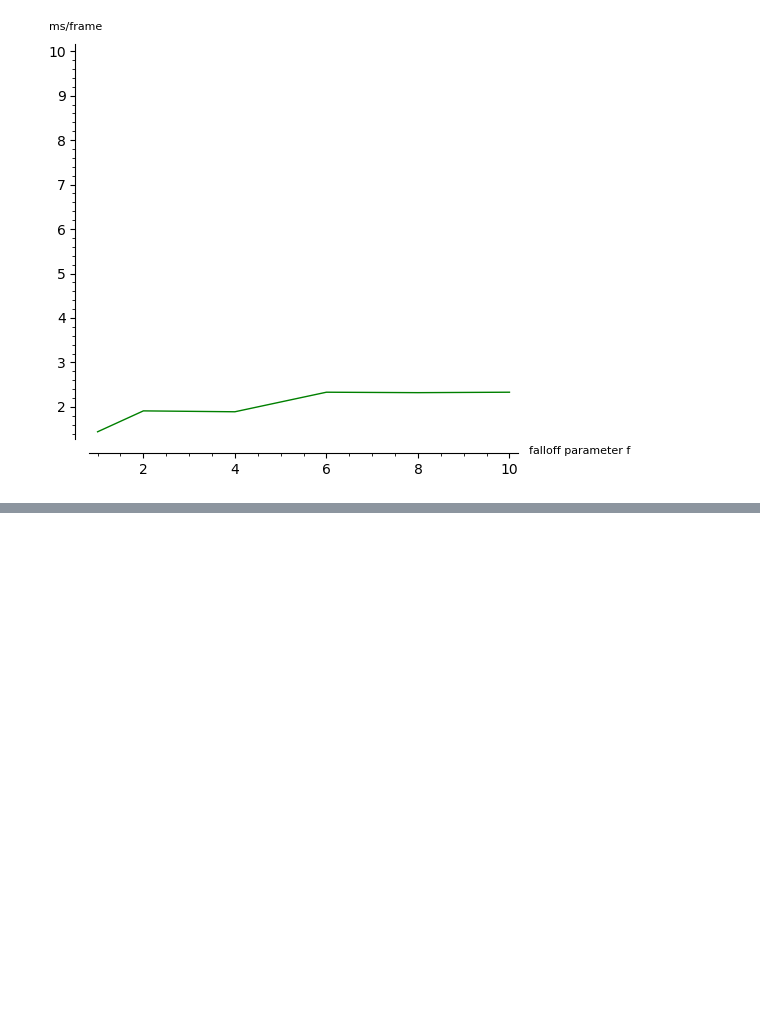
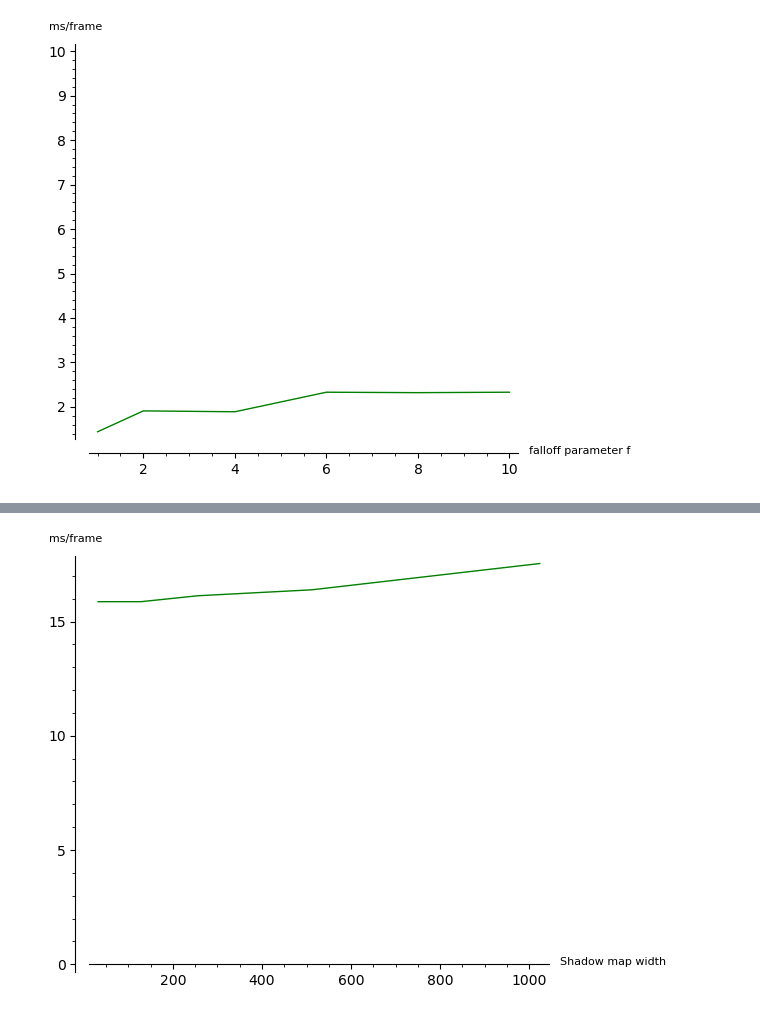
Before and after one commit to jysandy/IntervalShadedVolumetrics, a Jupyter notebook: plots.ipynb, the cells around one changed output, grey strips where cells are left out. Drawn from its saved outputs; the diff is of its cells as text; code cells hidden in the pictures; blank space fills up the shorter version.

```diff
--- a/plots.ipynb
+++ b/plots.ipynb
@@ -44,0 +52,7 @@ list_plot(ms_vs_extinction_falloff_15, plotjoined=True, color='green', xmax=10,
+# %%
+ms_vs_width = [(32, 15.87), (128, 15.87), (256, 16.13), (512, 16.39), (1024, 17.54)]
+# %%
+list_plot(ms_vs_width, plotjoined=True, color='green', ymin=0, \
+         axes_labels=['Shadow map width                        _', 'ms/frame'], axes_labels_size=0.8)
+# %% [output]
+[figure, added]
```
Also changed, not shown: parts of 2 cells of this notebook.
